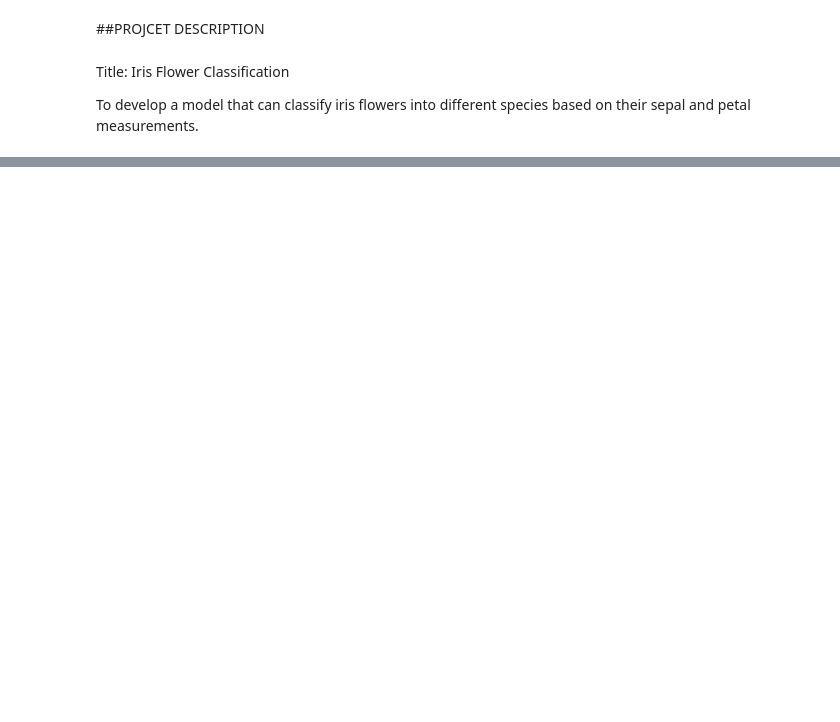
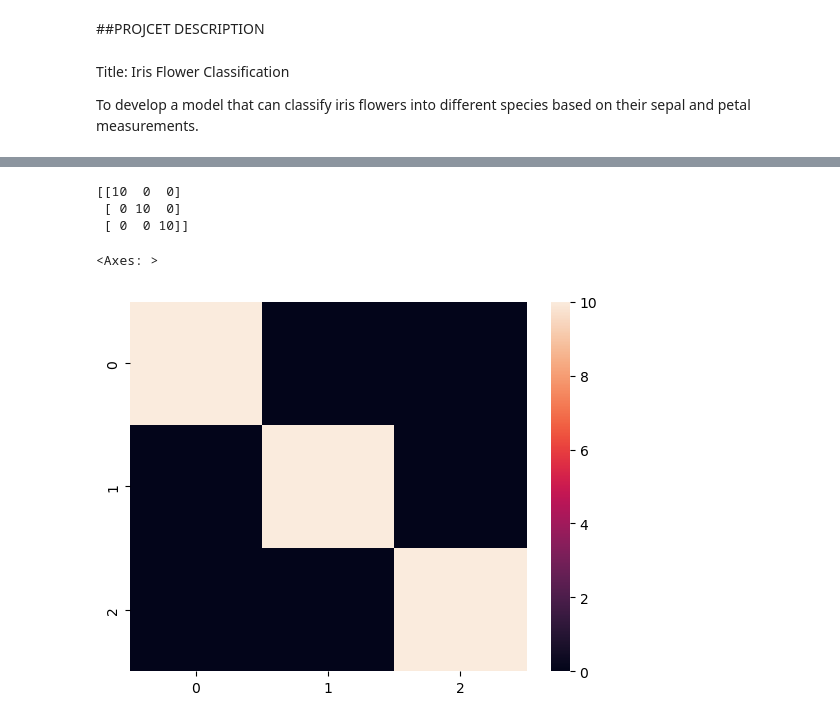
Before and after one commit to thesocialesther/CODSOFT, a Jupyter notebook: codsoft_task2.ipynb, the cells around one changed output, grey strips where cells are left out. Saved outputs shown, nothing was run; the diff lists cells and outputs as text; code cells hidden in the pictures; blank space fills up the shorter version.

```diff
--- a/codsoft_task2.ipynb
+++ b/codsoft_task2.ipynb
@@ -67,11 +103,11 @@ data[numerical_features] = scaler.fit_transform(data[numerical_features])
 # %%
-x = data.drop('species', axis = 1)
-y = data['species']
+x = data[numerical_features]
+y = data['species_encoded']
 # %%
 #split the data into train and test set
 x_train, x_test, y_train, y_test = train_test_split (x, y, test_size= 0.2, shuffle= True)
 # %%
 #Train the model
-model = RandomForestClassifier(n_estimators= 147, max_depth= 9,random_state=20)
+model = RandomForestClassifier(n_estimators = 20, max_depth = 5, random_state = 42)
 model.fit(x_train, y_train)
 # %% [output]
@@ -78,0 +130,10 @@ ValueError: Unknown label type: unknown. Maybe you are trying to fit a classifie
+# %%
+from sklearn.tree import DecisionTreeClassifier # Importing the needed library
+
+model2 = DecisionTreeClassifier(criterion = 'entropy', splitter='random', max_features='log2', max_depth=10, random_state=42) # Instantiating the model
+
+model2.fit(x_train, y_train) # Fitting the model...
+
+y_pred = model2.predict(x_test) # Making predictions
+
+print(accuracy_score(y_pred, y_test)) # Evaluate the accuracy score
@@ -78,0 +158,10 @@ ValueError: Unknown label type: unknown. Maybe you are trying to fit a classifie
+# %%
+from sklearn.linear_model import LogisticRegression
+from sklearn.metrics import classification_report
+model3 = LogisticRegression()
+
+model3.fit(x_train,y_train)
+y_pred = model3.predict(x_test)
+
+print(accuracy_score(y_test,y_pred))
+print(classification_report(y_test, y_pred))
@@ -78,0 +179,15 @@ ValueError: Unknown label type: unknown. Maybe you are trying to fit a classifie
+# %%
+from sklearn.metrics import confusion_matrix
+print(confusion_matrix(y_test, y_pred))
+# %% [output]
+[[10  0  0]
+ [ 0 10  0]
+ [ 0  0 10]]
+# %%
+import seaborn as sns
+
+confusion_matrix = confusion_matrix(y_test, y_pred)
+sns.heatmap(confusion_matrix)
+# %% [output]
+<Axes: >
+[figure, added]
```
Also changed, not shown: parts of 17 cells of this notebook.
